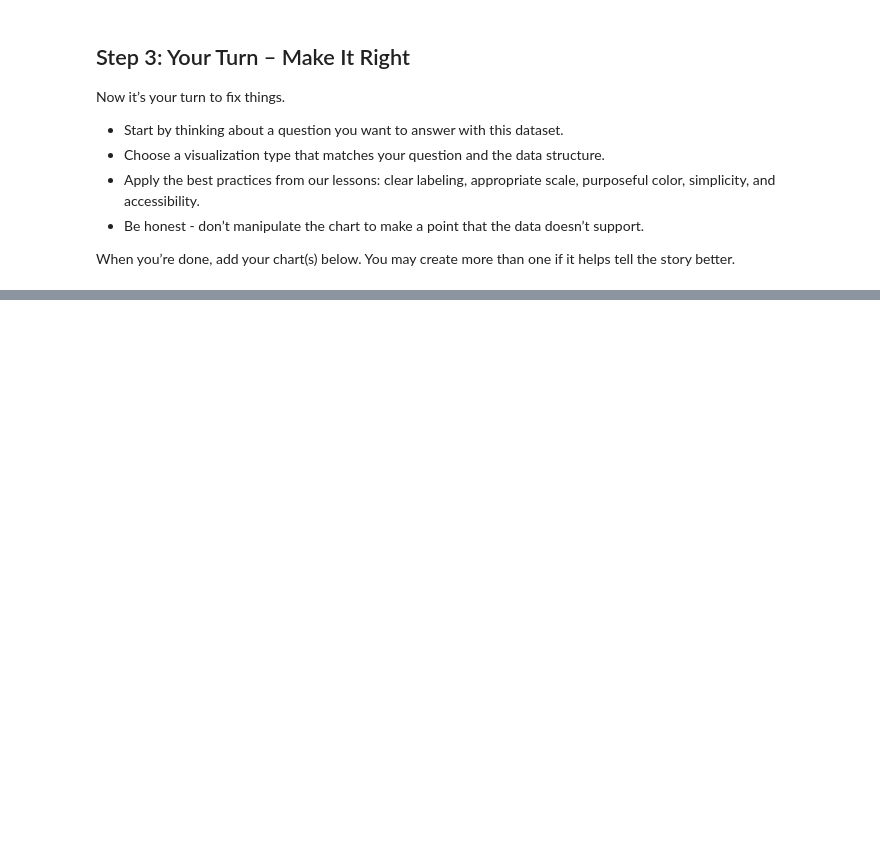
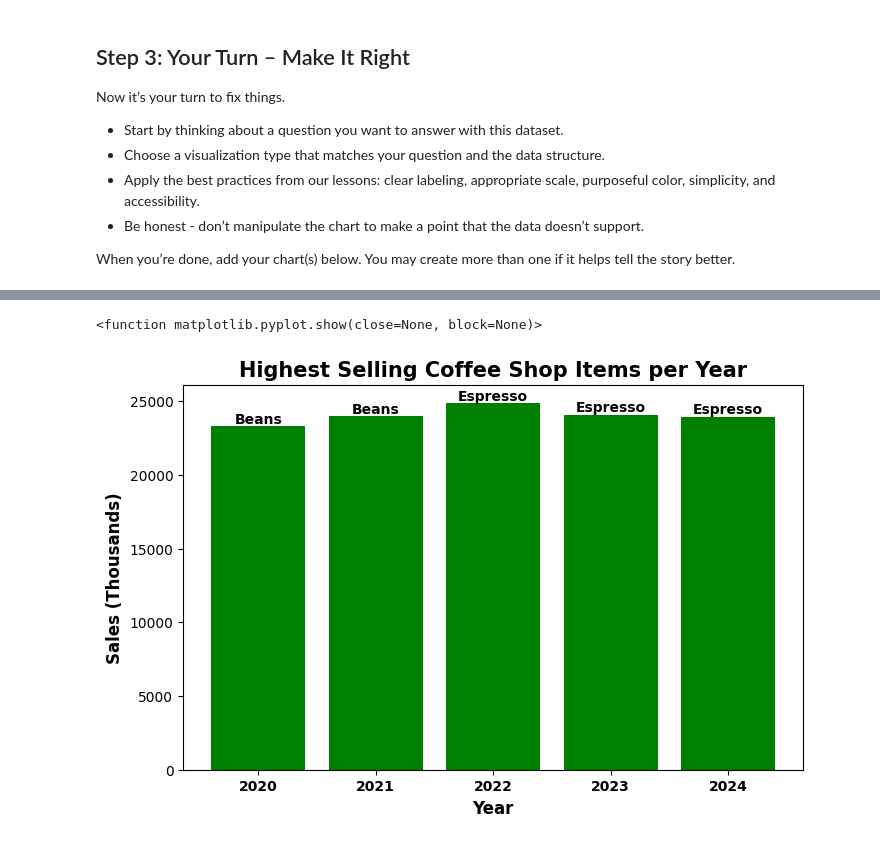
Before and after one commit to ryann1004/DA_M3_DataVizChallenge, a Jupyter notebook: data_viz_ethics_challenge.ipynb, the cells around one changed output, grey strips where cells are left out. Drawn from its saved outputs; the diff is of its cells as text; code cells hidden in the pictures; blank space fills up the shorter version.

```diff
--- a/data_viz_ethics_challenge.ipynb
+++ b/data_viz_ethics_challenge.ipynb
@@ -97,0 +150,21 @@ plt.show()
+# %%
+# Plot highest selling items per year
+# Wanted to be more precise with the visualization of highest selling items per year
+plt.figure(figsize=(8,5))
+plt.bar(highest_selling_item_per_year['Year'], highest_selling_item_per_year['Sales'], color='green', linewidth=2)
+
+# made clear, defined labels for title and axes
+# Used same, consistent colors
+plt.xlabel('Year', fontsize=12, fontweight="bold", color="black")
+plt.ylabel('Sales (Thousands)', fontsize=12, fontweight="bold", color="black")
+plt.title('Highest Selling Coffee Shop Items per Year', fontsize=15, fontweight="bold", color="black")
+
+#adding item labels on top of bars to indicate high sales
+for index, row in highest_selling_item_per_year.iterrows():
+    plt.text(row['Year'], row['Sales'], row['Category'], ha='center', va='bottom', fontsize=10, fontweight="bold", color="black")
+
+plt.xticks(highest_selling_item_per_year['Year'], fontsize=10, fontweight="bold", color="black")
+plt.show
+# %% [output]
+<function matplotlib.pyplot.show(close=None, block=None)>
+[figure, added]
```
Also changed, not shown: parts of 8 cells of this notebook.
